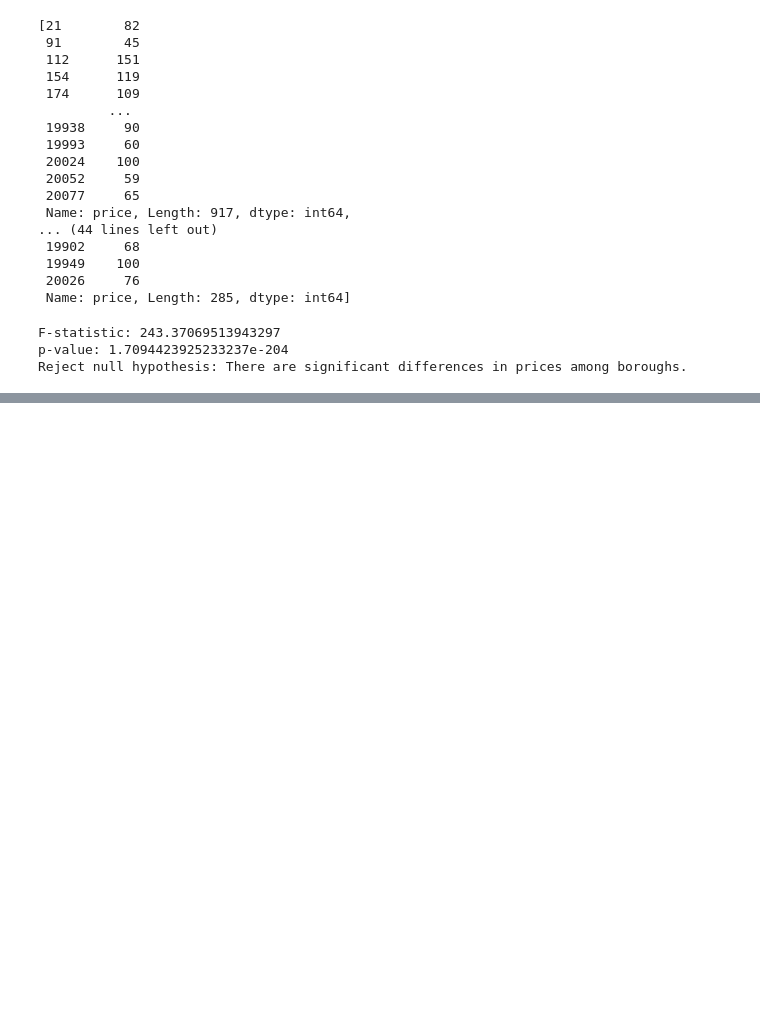
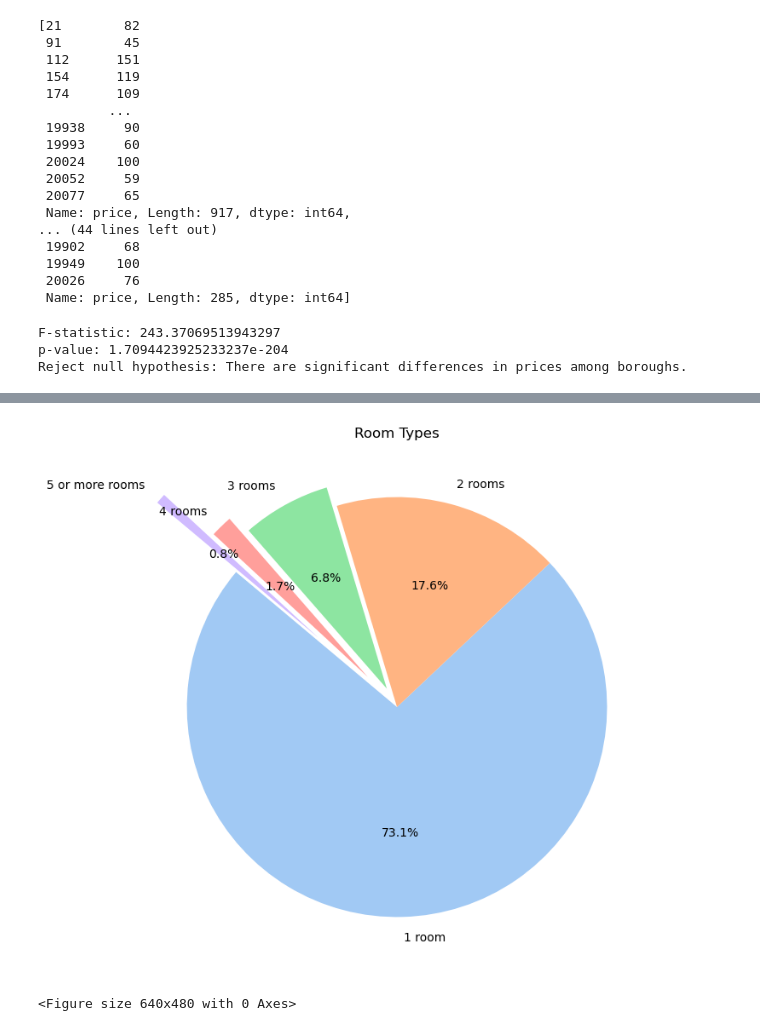
Before and after one commit to zippyprod/Project-3, a Jupyter notebook: charts.ipynb, the cells around one changed output, grey strips where cells are left out. Drawn from its saved outputs; the diff is of its cells as text; code cells hidden in the pictures; blank space fills up the shorter version.

```diff
--- a/charts.ipynb
+++ b/charts.ipynb
@@ -382,0 +387,7 @@ Reject null hypothesis: There are significant differences in prices among boroug
+# %%
+room_data = {
+    'room_type': ['1 room', '2 rooms', '3 rooms', '4 rooms','5 or more rooms'],
+    'count': [14737, 3545, 1371, 338, 158]
+}
+df = pd.DataFrame(room_data)
+df
@@ -382,0 +401,11 @@ Reject null hypothesis: There are significant differences in prices among boroug
+# %%
+explode = (0, 0, .1, .2, 0.5)
+# Plotting the pie chart
+plt.figure(figsize=(8, 8))
+plt.pie(df['count'], labels=df['room_type'], explode=explode, autopct='%1.1f%%', startangle=140,  colors=sns.color_palette("pastel"))
+plt.title('Room Types')
+plt.show()
+plt.savefig(fname=" room_type_pie.png", transparent=True)
+# %% [output]
+[figure, added]
+<Figure size 640x480 with 0 Axes>
```
Also changed, not shown: parts of 28 cells of this notebook, 5 other files.
